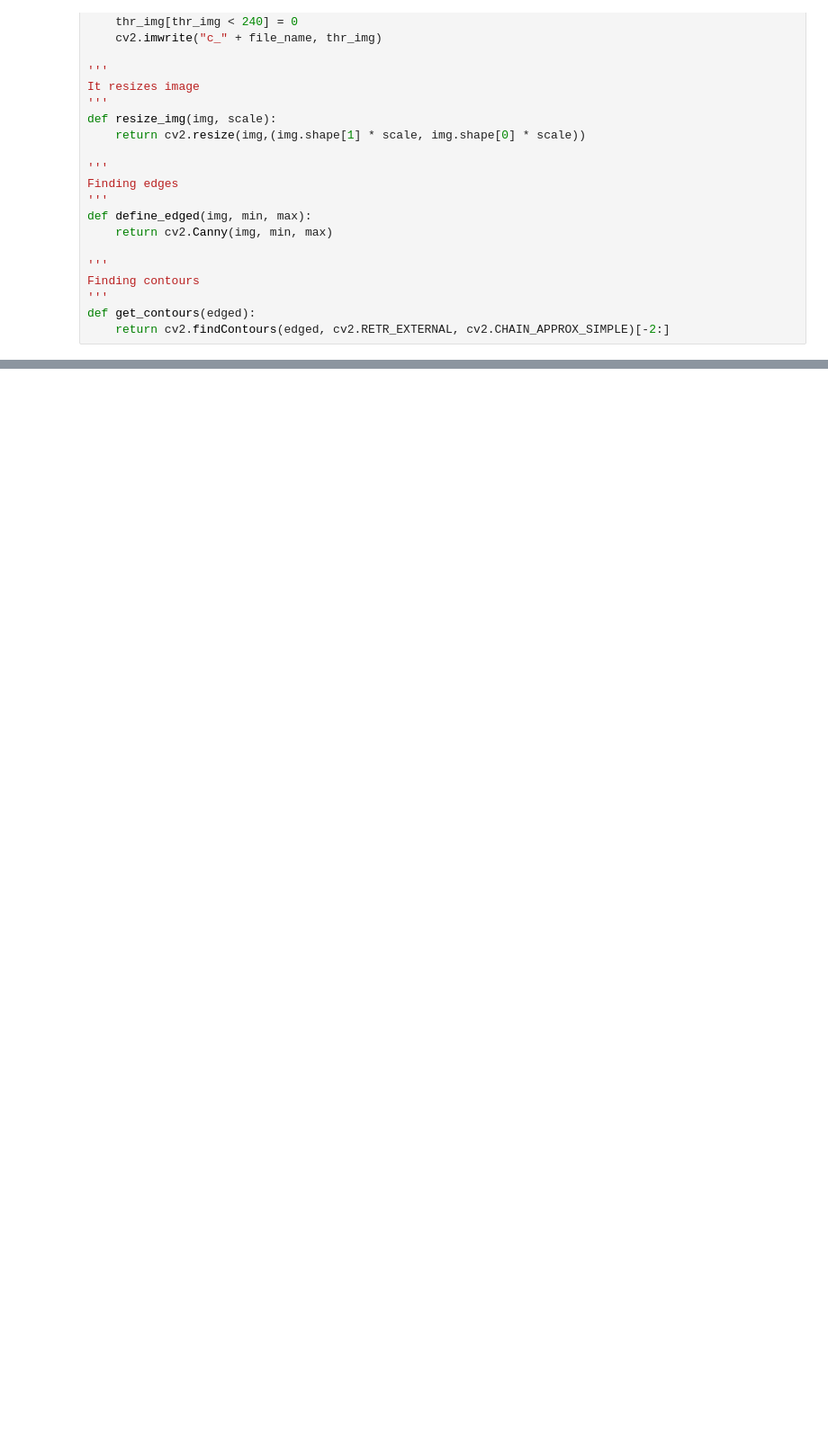
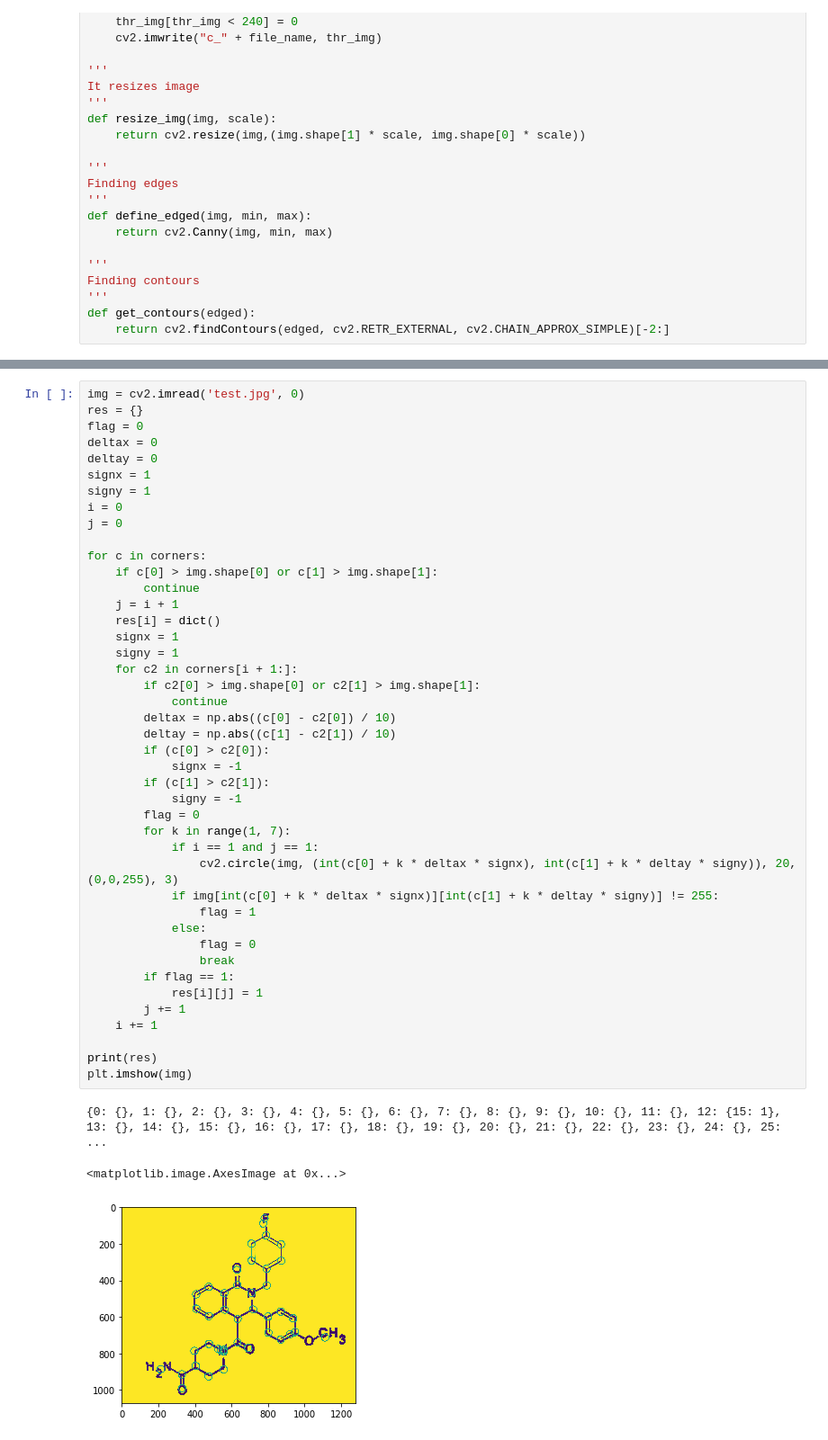
Before and after one commit to abstract-dog/abstract_dog, a Jupyter notebook: tonyStarkWorks/Copy_of_hack.ipynb, the cells around one changed output, grey strips where cells are left out. Shown at 90% size. Drawn from its saved outputs; the diff is of its cells as text; blank space fills up the shorter version.

```diff
--- a/tonyStarkWorks/Copy_of_hack.ipynb
+++ b/tonyStarkWorks/Copy_of_hack.ipynb
@@ -139,0 +175,47 @@ plt.imshow(img3)
+# %%
+img = cv2.imread('test.jpg', 0)
+res = {}
+flag = 0
+deltax = 0
+deltay = 0
+signx = 1
+signy = 1
+i = 0
+j = 0
+
+for c in corners:
+    if c[0] > img.shape[0] or c[1] > img.shape[1]:
+        continue
+    j = i + 1
+    res[i] = dict()
+    signx = 1
+    signy = 1
+    for c2 in corners[i + 1:]:
+        if c2[0] > img.shape[0] or c2[1] > img.shape[1]:
+            continue
+        deltax = np.abs((c[0] - c2[0]) / 10)
+        deltay = np.abs((c[1] - c2[1]) / 10)
+        if (c[0] > c2[0]):
+            signx = -1
+        if (c[1] > c2[1]):
+            signy = -1
+        flag = 0
+        for k in range(1, 7):
+            if i == 1 and j == 1:
+                cv2.circle(img, (int(c[0] + k * deltax * signx), int(c[1] + k * deltay * signy)), 20, (0,0,255), 3)
+            if img[int(c[0] + k * deltax * signx)][int(c[1] + k * deltay * signy)] != 255:
+                flag = 1
+            else:
+                flag = 0
+                break
+        if flag == 1:
+            res[i][j] = 1
+        j += 1
+    i += 1
+
+print(res)
+plt.imshow(img)
+# %% [output]
+{0: {}, 1: {}, 2: {}, 3: {}, 4: {}, 5: {}, 6: {}, 7: {}, 8: {}, 9: {}, 10: {}, 11: {}, 12: {15: 1}, 13: {}, 14: {}, 15: {}, 16: {}, 17: {}, 18: {}, 19: {}, 20: {}, 21: {}, 22: {}, 23: {}, 24: {}, 25:  ...
+<matplotlib.image.AxesImage at 0x...>
+[figure, added]
```
Also changed, not shown: parts of 9 cells of this notebook, 4 other files.
